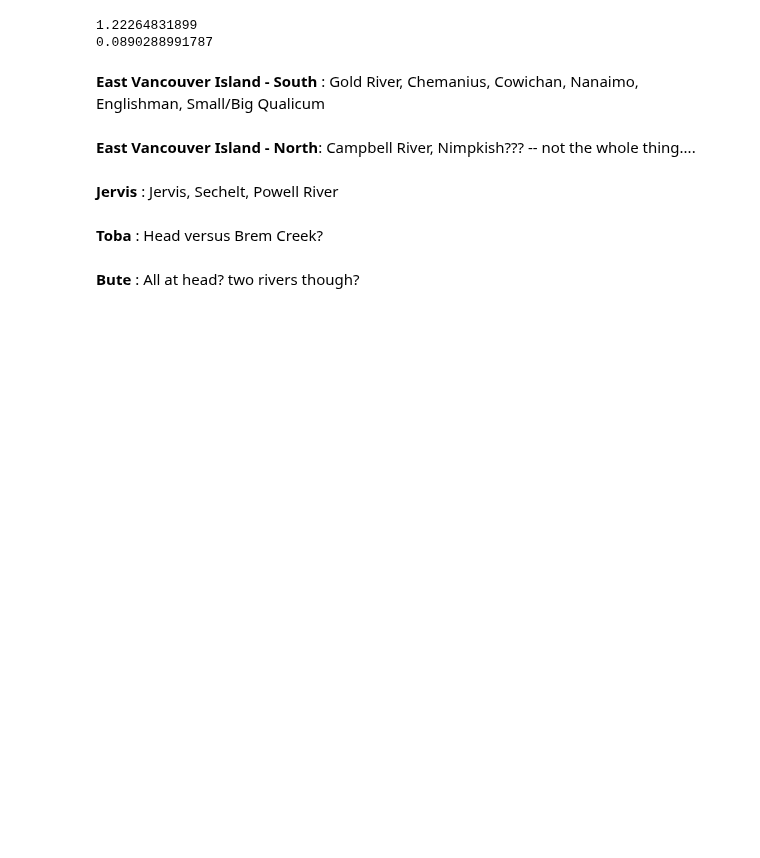
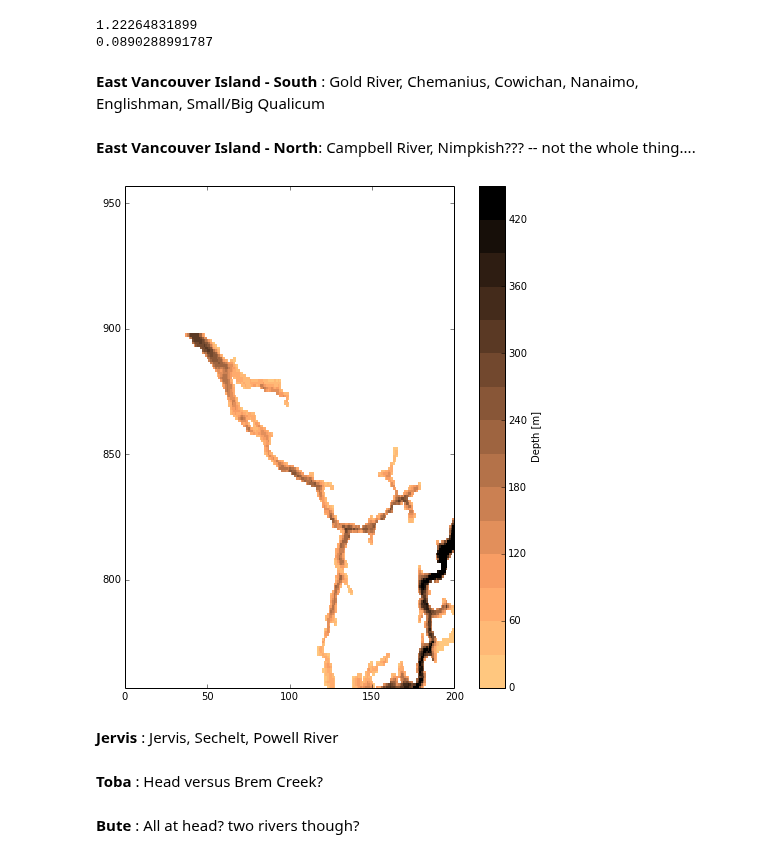
Before and after one commit to SalishSeaCast/tools, a Jupyter notebook: I_ForcingFiles/AddRivers.ipynb, the cells around one changed output. Drawn from its saved outputs; the diff is of its cells as text; code cells hidden in the pictures; blank space fills up the shorter version.

```diff
--- a/I_ForcingFiles/AddRivers.ipynb
+++ b/I_ForcingFiles/AddRivers.ipynb
@@ -137,6 +137,11 @@ fill_runoff_array(Flux,istart=457,di=3,jstart=343,dj=1,depth_of_flux=3)
 Flux = 10.39e9/365./86400.
 # %% [markdown]
 **East Vancouver Island - North**: Campbell River, Nimpkish??? -- not the whole thing....
+# %%
+fig = bathy_tools.plot_colourmesh_zoom(
+    fB, (100,857), half_width=100)
+# %% [output]
+[figure, added]
 # %%
 # Assumed river flow (m3/s): this is the yearly average flow based on Morrison spreadsheet: this is the whole!!!!
 Flux = 20.13e9/365./86400.
```
